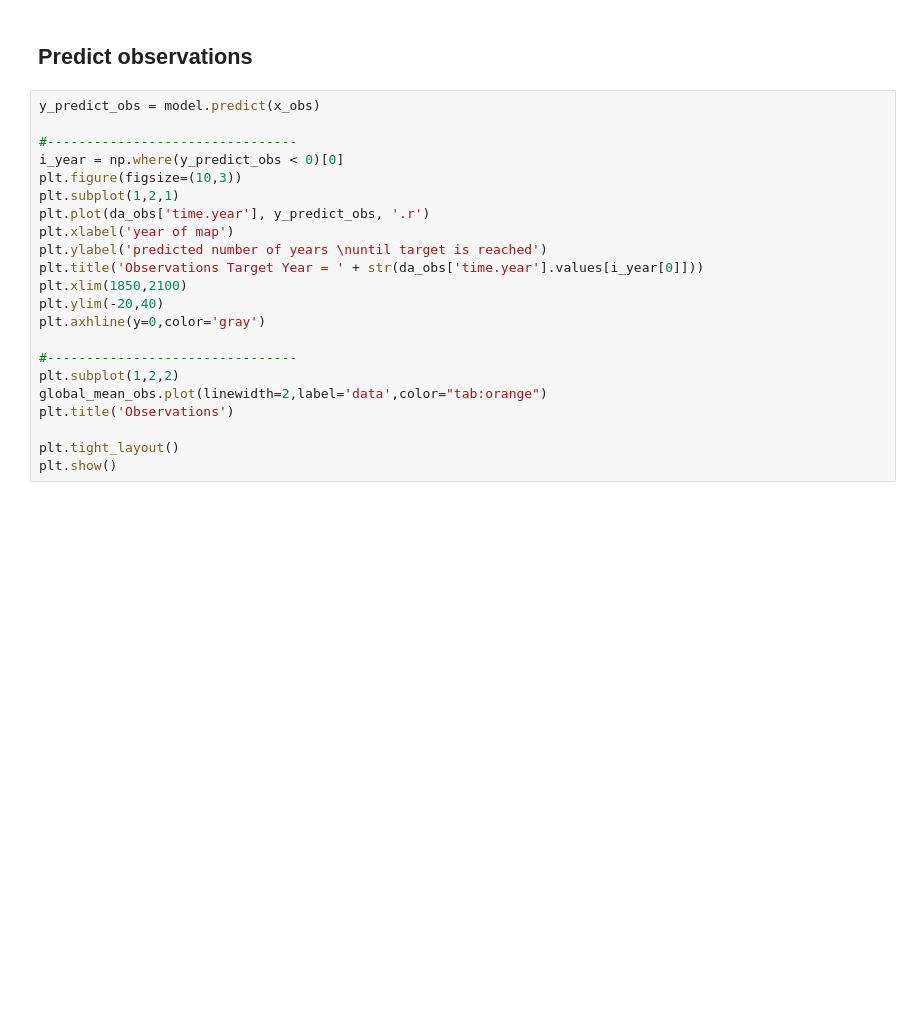
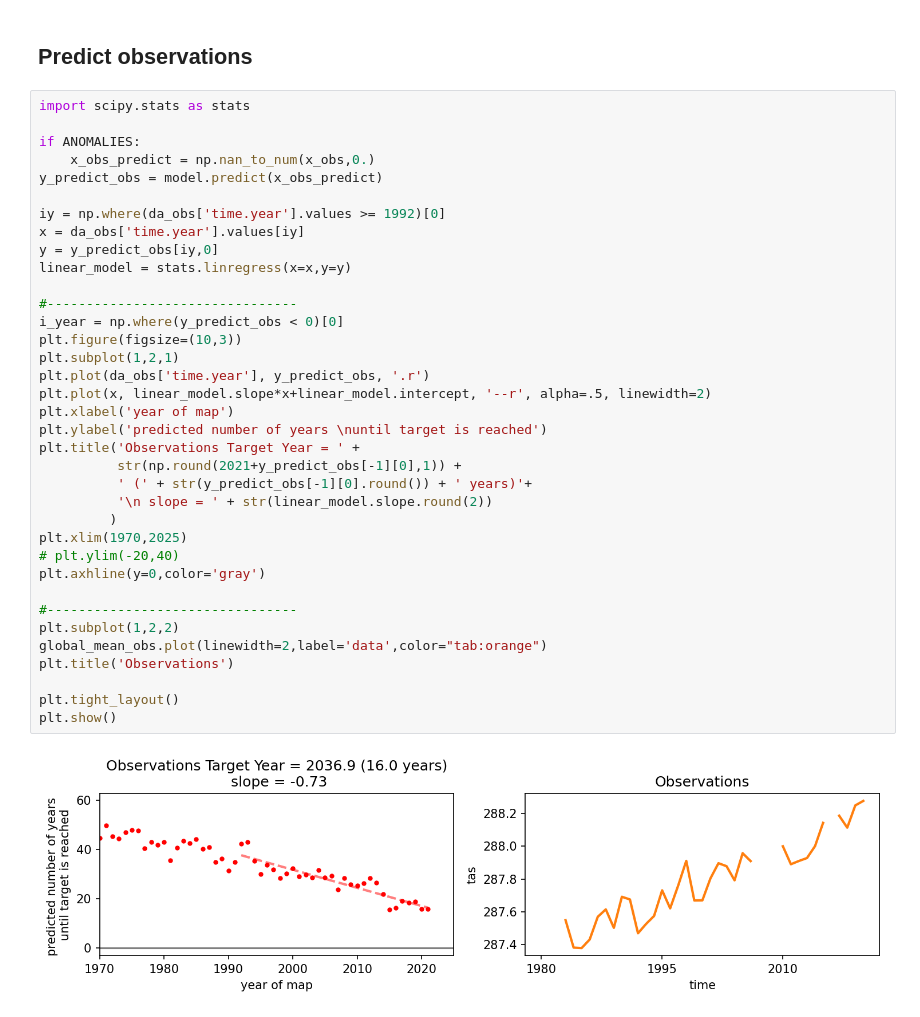
Before and after one commit to eabarnes1010/target_temp_detection, a Jupyter notebook: _train_model.ipynb, the cells around one changed output. Saved outputs shown, nothing was run; the diff lists cells and outputs as text; blank space fills up the shorter version.

```diff
--- a/_train_model.ipynb
+++ b/_train_model.ipynb
@@ -613,24 +682,40 @@ plt.show()
 # %% [markdown]
 ## Predict observations
 # %%
-y_predict_obs = model.predict(x_obs)
+import scipy.stats as stats
+
+if ANOMALIES:
+    x_obs_predict = np.nan_to_num(x_obs,0.)
+y_predict_obs = model.predict(x_obs_predict)
+
+iy = np.where(da_obs['time.year'].values >= 1992)[0]
+x = da_obs['time.year'].values[iy]
+y = y_predict_obs[iy,0]
+linear_model = stats.linregress(x=x,y=y)
 
 #--------------------------------
 i_year = np.where(y_predict_obs < 0)[0]
 plt.figure(figsize=(10,3))
 plt.subplot(1,2,1)
 plt.plot(da_obs['time.year'], y_predict_obs, '.r')
+plt.plot(x, linear_model.slope*x+linear_model.intercept, '--r', alpha=.5, linewidth=2)
 plt.xlabel('year of map')
 plt.ylabel('predicted number of years \nuntil target is reached')
-plt.title('Observations Target Year = ' + str(da_obs['time.year'].values[i_year[0]]))
-plt.xlim(1850,2100)
-plt.ylim(-20,40)
+plt.title('Observations Target Year = ' +
+          str(np.round(2021+y_predict_obs[-1][0],1)) +
+          ' (' + str(y_predict_obs[-1][0].round()) + ' years)'+
+          '\n slope = ' + str(linear_model.slope.round(2))
+         )
+plt.xlim(1970,2025)
+# plt.ylim(-20,40)
 plt.axhline(y=0,color='gray')
 
 #--------------------------------
 plt.subplot(1,2,2)
 global_mean_obs.plot(linewidth=2,label='data',color="tab:orange")
 plt.title('Observations')
 
 plt.tight_layout()
 plt.show()
+# %% [output]
+[figure, added]
```
Also changed, not shown: parts of 14 cells of this notebook.
